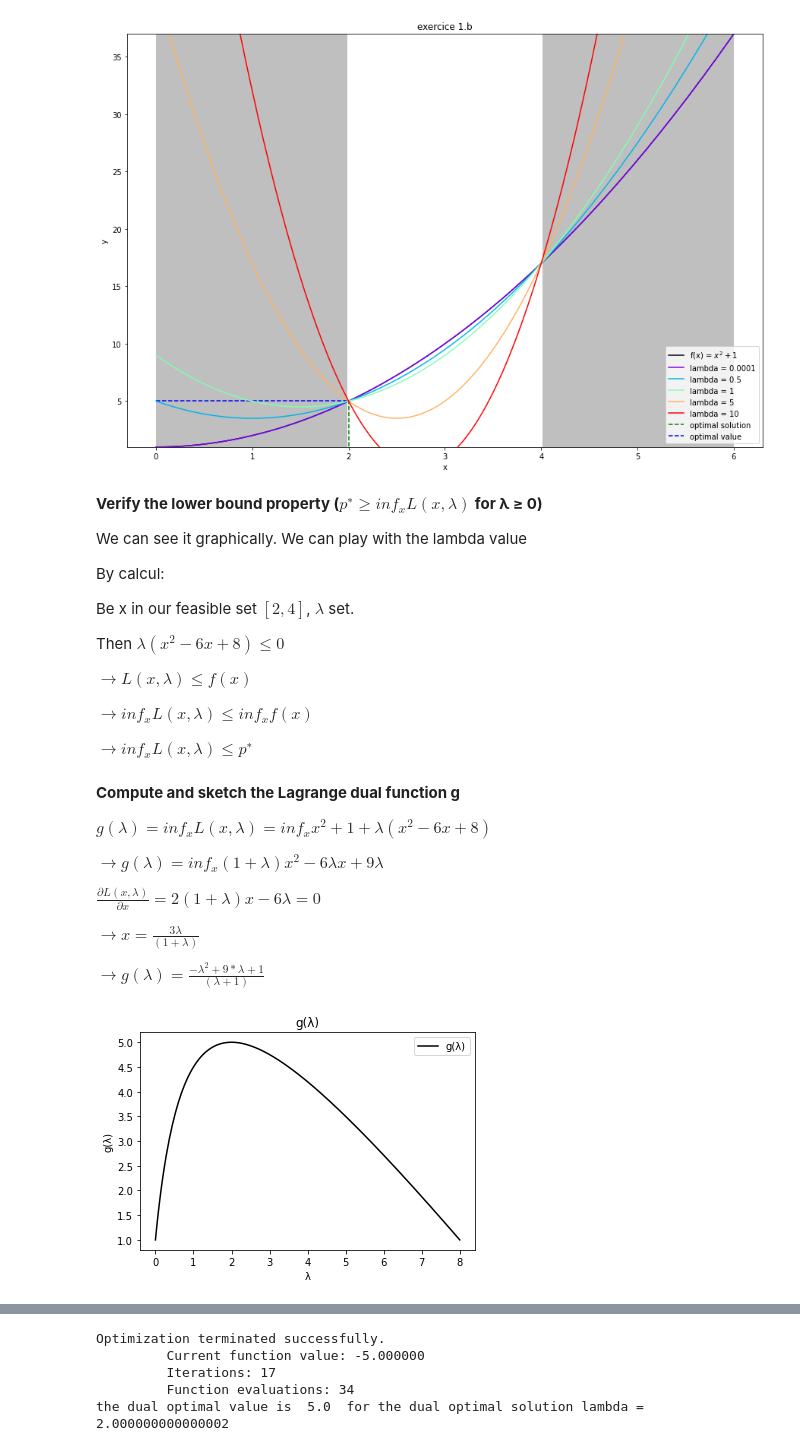
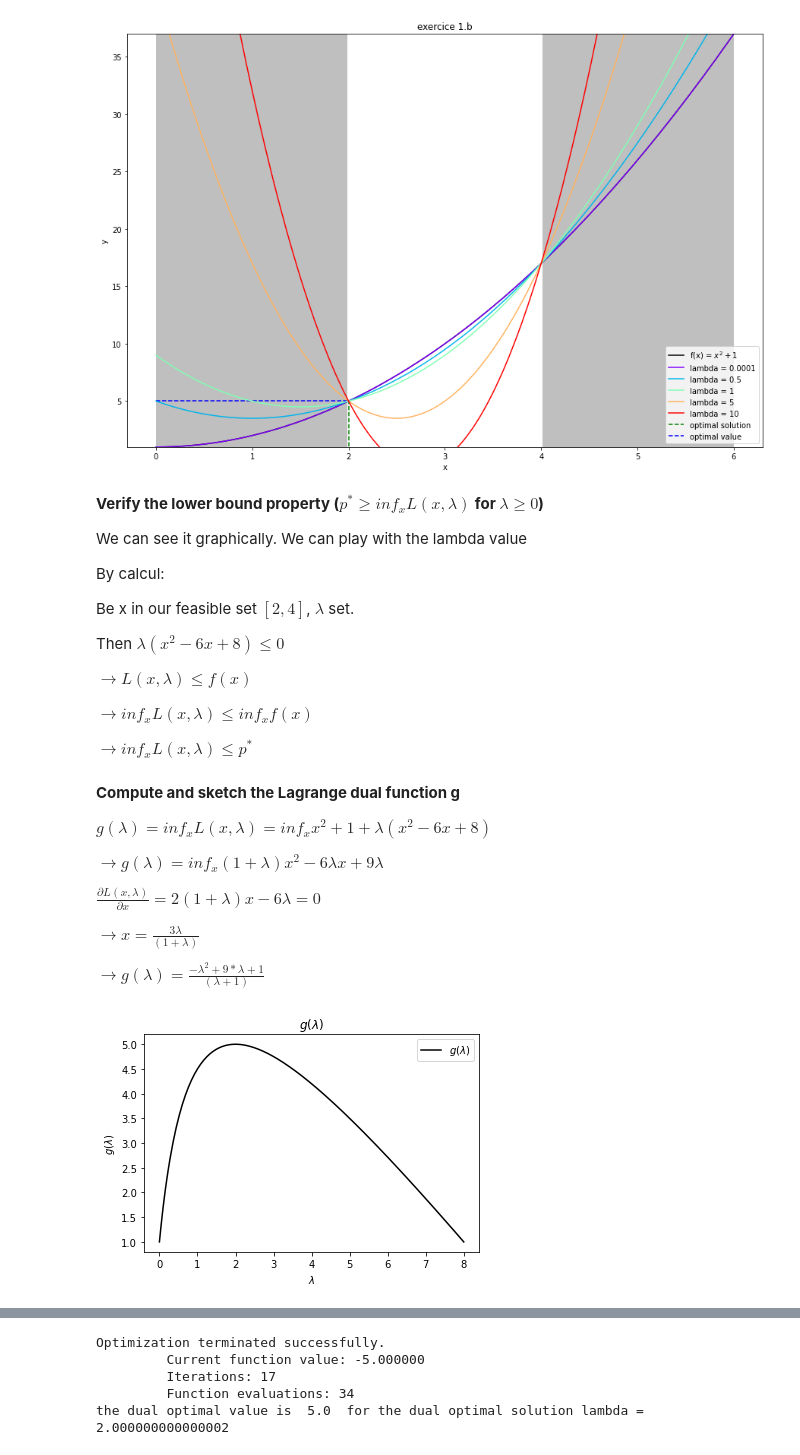
Before and after one commit to schallerala/mcs-applied-optimization, a Jupyter notebook: aopt-exercise4/part1-lagrange-duality-kkt-condition/part1/part1.ipynb, the cells around one changed output, grey strips where cells are left out. Cells and saved outputs as stored; diff of their text form; code cells hidden in the pictures.

```diff
--- a/aopt-exercise4/part1-lagrange-duality-kkt-condition/part1/part1.ipynb
+++ b/aopt-exercise4/part1-lagrange-duality-kkt-condition/part1/part1.ipynb
@@ -94,48 +92,48 @@ plt.show()
 # %% [output]
 [figure]
 # %% [markdown]
-**Verify the lower bound property ($p^∗ ≥ inf_x L(x,λ)$ for λ ≥ 0)**
+**Verify the lower bound property ($p^* \ge inf_x L(x,\lambda)$ for $\lambda \ge 0$)**
 
 We can see it graphically. We can play with the lambda value
 
 By calcul:
 
-Be x in our feasible set $[2,4]$, $λ$ set.
+Be x in our feasible set $[2,4]$, $\lambda$ set.
 
-Then $λ(x^2 -6x + 8) \leq 0$
+Then $\lambda(x^2 -6x + 8) \leq 0$
 
-$\rightarrow L(x,λ) \leq f(x)$
+$\rightarrow L(x,\lambda) \leq f(x)$
 
-$\rightarrow inf_x L(x,λ) \leq inf_x f(x)$
+$\rightarrow inf_x L(x,\lambda) \leq inf_x f(x)$
 
-$\rightarrow inf_x L(x,λ) \leq p^∗$
+$\rightarrow inf_x L(x,\lambda) \leq p^*$
 # %% [markdown]
 **Compute and sketch the Lagrange dual function g**
 
-$g(λ) = inf_x  L(x,λ) = inf_x  x^2 + 1 + λ(x^2 -6x + 8)$
+$g(\lambda) = inf_x  L(x,\lambda) = inf_x  x^2 + 1 + \lambda(x^2 -6x + 8)$
 
-$\rightarrow g(λ) = inf_x (1 + λ)x^2 - 6λx + 9λ$
+$\rightarrow g(\lambda) = inf_x (1 + \lambda)x^2 - 6 \lambda x + 9\lambda$
 
-$\frac{\partial L(x,λ)}{\partial x} = 2(1 + λ)x - 6λ = 0$
+$\frac{\partial L(x,\lambda)}{\partial x} = 2(1 + \lambda)x - 6\lambda = 0$
 
-$ \rightarrow x = \frac{3λ}{(1 + λ)}$
+$\rightarrow x = \frac{3\lambda}{(1 + \lambda)}$
 
-$\rightarrow g(λ) = \frac{-λ^2+9*λ+1}{(λ+1)}$
+$\rightarrow g(\lambda) = \frac{-\lambda^2+9*\lambda+1}{(\lambda+1)}$
 # %%
 g = lambda l: (1+9*l-l**2)/(1+l)
 
 lambdas = np.linspace(0,8,200)
 
-plt.plot(lambdas,g(lambdas), color='black',label="g(λ)")
+plt.plot(lambdas,g(lambdas), color='black',label="$g(\lambda)$")
 
-plt.xlabel("λ")
-plt.ylabel("g(λ)")
-plt.title("g(λ)")
+plt.xlabel("$\lambda$")
+plt.ylabel("$g(\lambda)$")
+plt.title("$g(\lambda)$")
 plt.legend()
 
 plt.show()
 # %% [output]
-[figure, old version]
+[figure, new version]
 # %% [markdown]
 ## (c)
 
```
Also changed, not shown: parts of 11 cells of this notebook, 1 other file.
